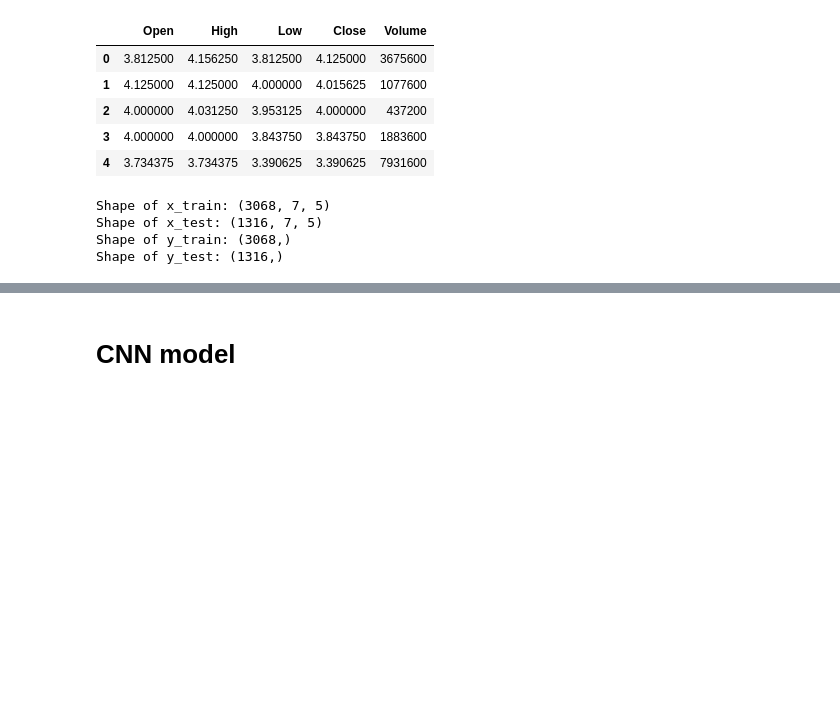
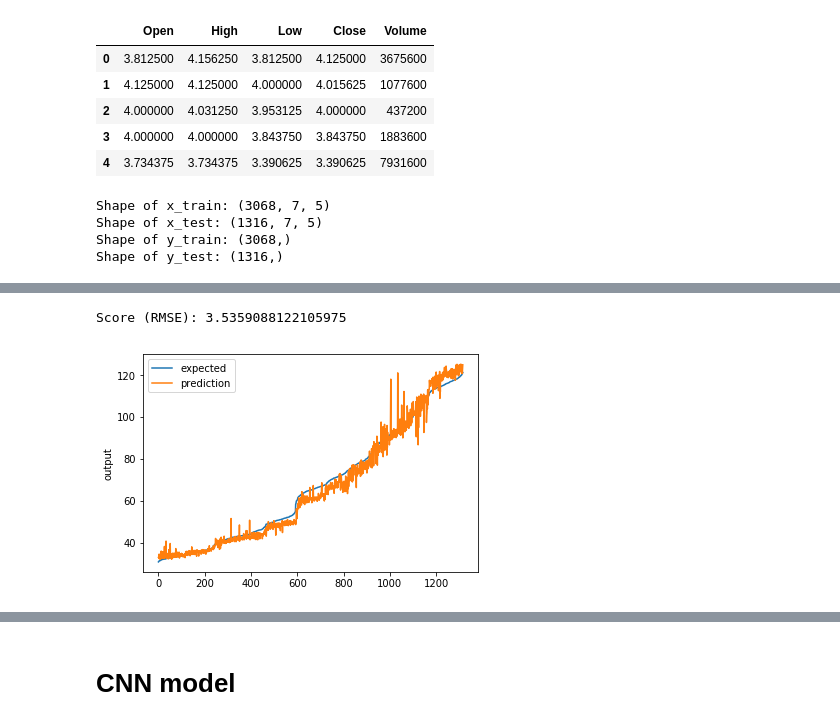
Before and after one commit to hgdangkhoi/Stock-Prediction, a Jupyter notebook: Khoi-Hoang_CSC215-MiniProject 4.ipynb, the cells around one changed output, grey strips where cells are left out. Saved outputs shown, nothing was run; the diff lists cells and outputs as text; code cells hidden in the pictures; blank space fills up the shorter version.

```diff
--- a/Khoi-Hoang_CSC215-MiniProject 4.ipynb
+++ b/Khoi-Hoang_CSC215-MiniProject 4.ipynb
@@ -478,3 +608,13 @@ chart_regression(lstm_pred.flatten(), y_test)
+# %%
+bi_lstm_pred = model.predict(x_test)
+bi_lstm_rmse = np.sqrt(metrics.mean_squared_error(bi_lstm_pred,y_test))
+print("Score (RMSE): {}".format(bi_lstm_rmse))
+# %% [output]
+Score (RMSE): 3.5359088122105975
+# %%
+chart_regression(bi_lstm_pred.flatten(), y_test)
+# %% [output]
+[figure, added]
 # %%
 checkpointer = ModelCheckpoint(filepath="save/lstm_nodropout.hdf5", verbose=0, save_best_only=True) # save best model
 for i in range(5):
```
Also changed, not shown: parts of 43 cells of this notebook, 1 other file.
